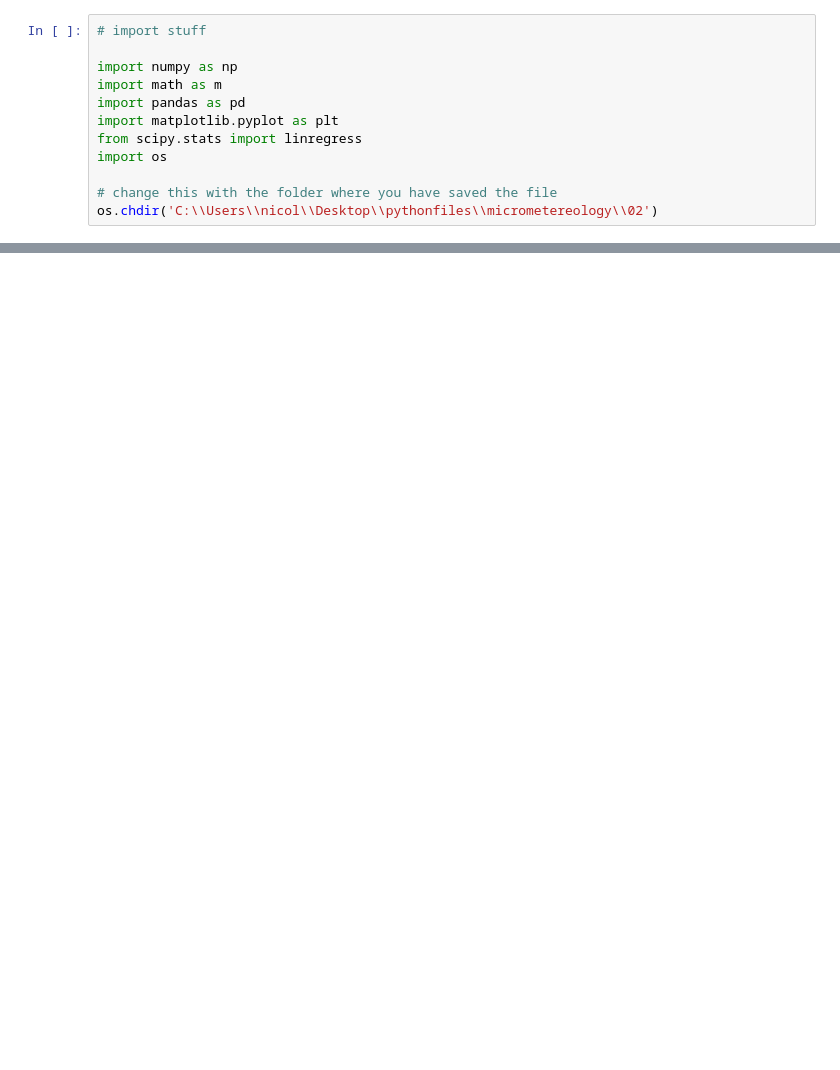
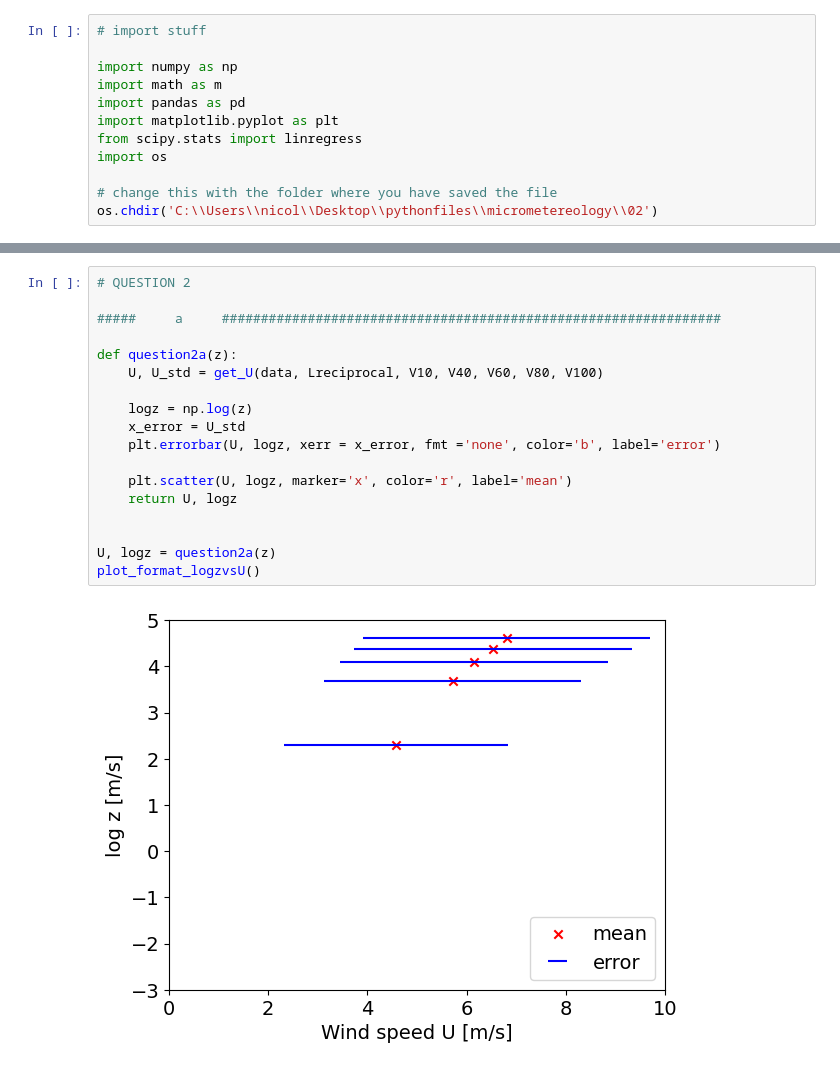
Before and after one commit to nicolaquaia/micrometereology, a Jupyter notebook: 02/assignment2_notebook.ipynb, the cells around one changed output, grey strips where cells are left out. Cells and saved outputs as stored; diff of their text form; blank space fills up the shorter version.

```diff
--- a/02/assignment2_notebook.ipynb
+++ b/02/assignment2_notebook.ipynb
@@ -175,0 +150,20 @@ Equation of the line: y = 1.08244x -2.60170
+# %%
+# QUESTION 2
+
+#####     a     ################################################################
+
+def question2a(z):
+    U, U_std = get_U(data, Lreciprocal, V10, V40, V60, V80, V100)
+
+    logz = np.log(z)
+    x_error = U_std
+    plt.errorbar(U, logz, xerr = x_error, fmt ='none', color='b', label='error')
+
+    plt.scatter(U, logz, marker='x', color='r', label='mean')
+    return U, logz
+
+
+U, logz = question2a(z)
+plot_format_logzvsU()
+# %% [output]
+[figure, added]
```
Also changed, not shown: parts of 12 cells of this notebook.
